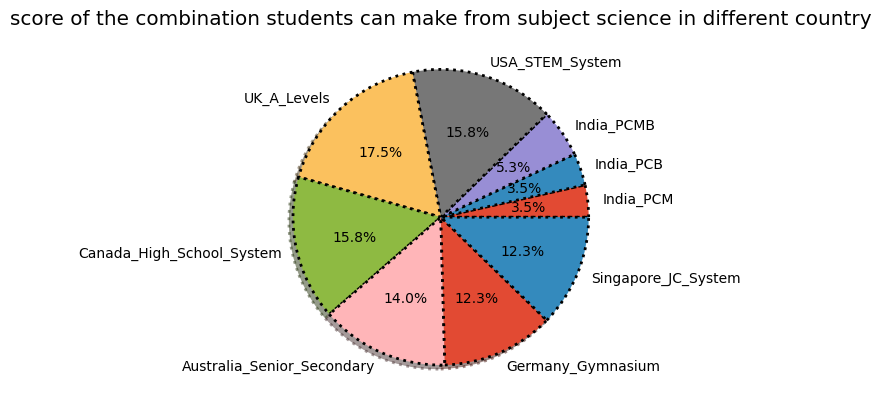
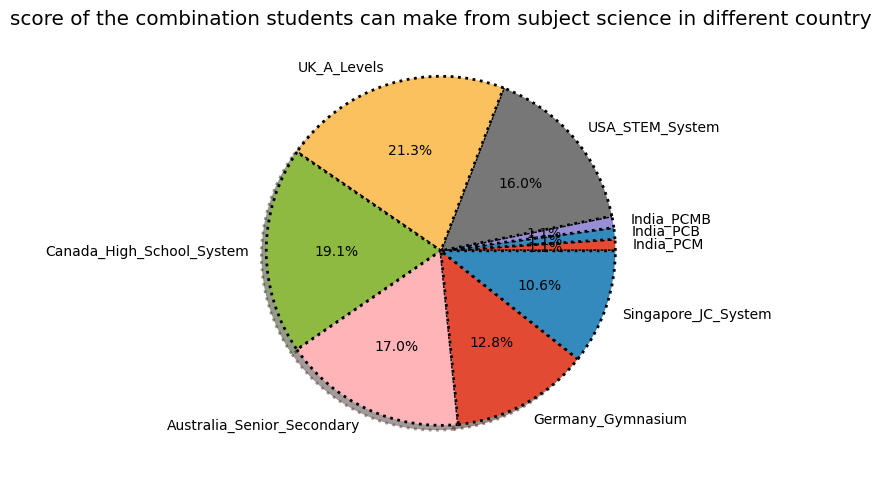
Code edit (unified diff) that turned the first committed figure into the second:
--- before
+++ after
@@ -1,7 +1,13 @@
+import pandas as pd 
+import matplotlib.pyplot as plt
+import numpy as np
+
+df = pd.read_csv('data1.csv')
 label = df['Education_System']
-score = df['Flexibility_Score']
+score = df['Available_Science_Combinations']
 plt.pie(score,labels = label,wedgeprops ={'edgecolor':'black',"linewidth":2,'linestyle':":"},
        shadow= True,
        autopct='%1.1f%%')
 plt.style.use('ggplot')
+plt.tight_layout()
 plt.title('score of the combination students can make from subject science in different country')

Commit: add : commit -- added the bar plot of the flexibility score out of 10